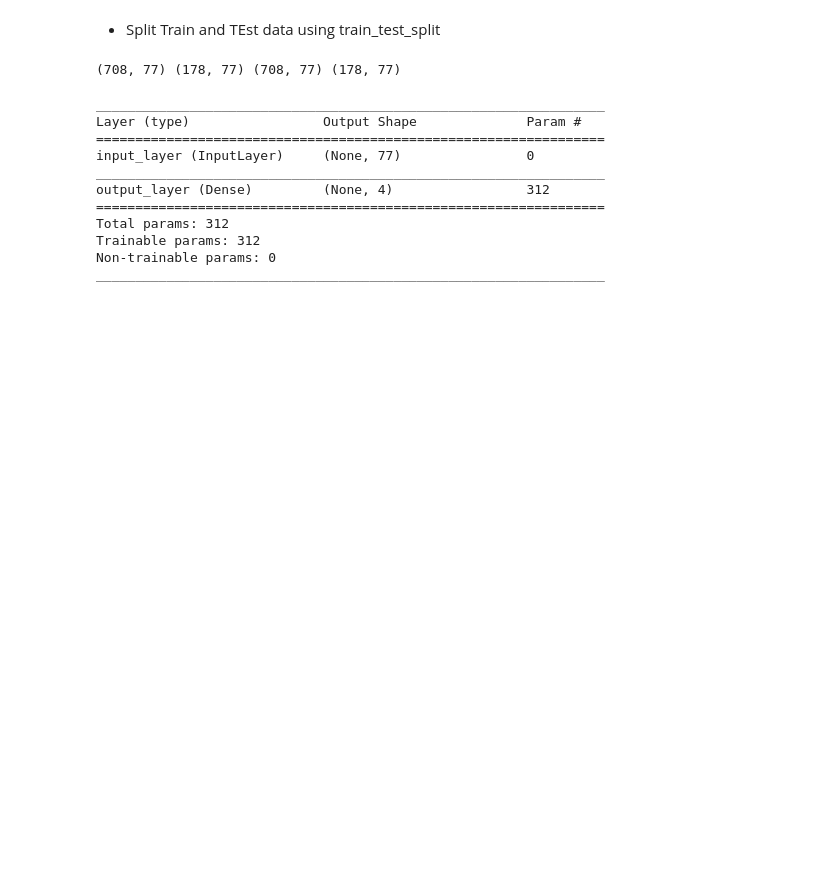
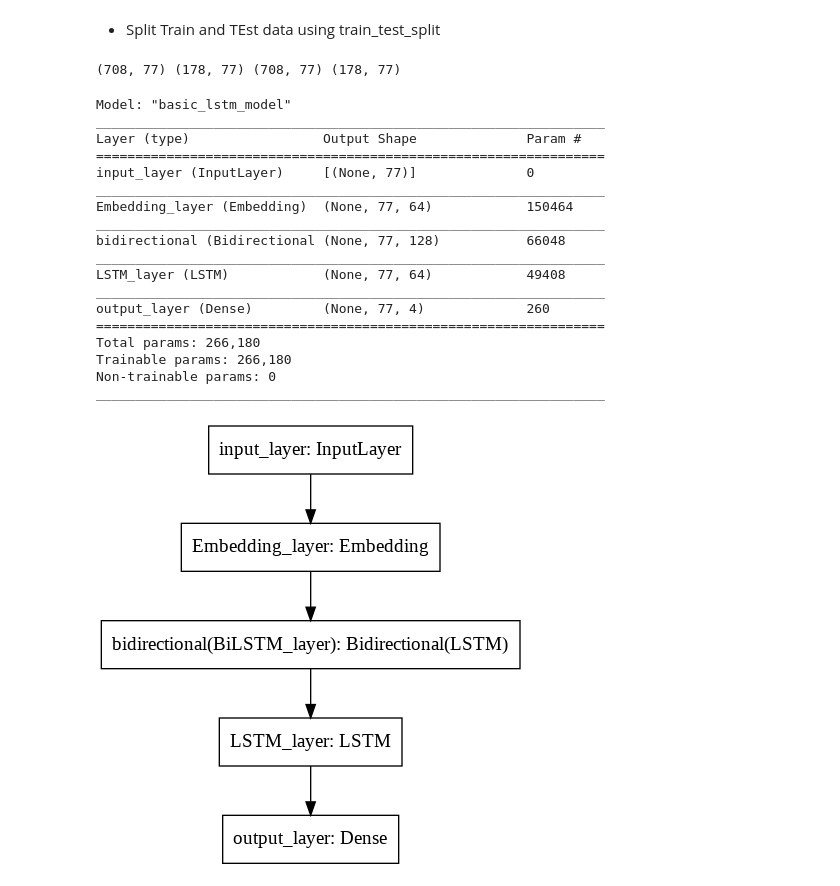
Before and after one commit to khushi810/NER-model, a Jupyter notebook: SKS_assignment.ipynb, the cells around one changed output. Saved outputs shown, nothing was run; the diff lists cells and outputs as text; code cells hidden in the pictures; blank space fills up the shorter version.

```diff
--- a/SKS_assignment.ipynb
+++ b/SKS_assignment.ipynb
@@ -11,7 +11,7 @@
 import pandas as pd
 import re
 # %%
-data = pd.read_csv('coupons_ner.csv', header=None)
+data = pd.read_csv('/content/drive/My Drive/SKS/coupons_ner.csv', header=None)
 # %%
 data.shape
 # %% [output]
@@ -137,7 +141,7 @@ with open('words.txt', 'w') as f:
 # Get words and tags from word.text
 u_words = []
 u_tags = []
-with open('words.txt','r') as f:
+with open('/content/drive/My Drive/SKS/words.txt','r') as f:
     for line in f:
         lst = line.split(' ')
         u_words.append(line.split(' ')[0])
@@ -209,23 +215,23 @@ def get_model():
     tf.keras.backend.clear_session()
     input_layer = Input(shape=(maxlen,), name="input_layer")
 
-    x_embedd = Embedding(input_dim=word_len, output_dim=embedding_dim, input_length=maxlen,
+    x_embedd = Embedding(input_dim=2351, output_dim=embedding_dim, input_length=maxlen,
                     mask_zero=True,
                     embeddings_initializer=tf.keras.initializers.RandomNormal(mean=0, stddev=1, seed=23),
                      name="Embedding_layer")(input_layer)
 
-    '''x_bilstm = Bidirectional(LSTM(units=20, activation='tanh', return_sequences=True, recurrent_activation='sigmoid', use_bias=True,
+    x_bilstm = Bidirectional(LSTM(units=64, activation='tanh', return_sequences=True, recurrent_activation='sigmoid', use_bias=True,
                  kernel_initializer=tf.keras.initializers.glorot_uniform(seed=26),
                  recurrent_initializer=tf.keras.initializers.orthogonal(seed=54),
                  bias_initializer=tf.keras.initializers.zeros(), name="BiLSTM_layer"))(x_embedd)
 
-    x_lstm = LSTM(units=20, activation='tanh', return_sequences=True, recurrent_activation='sigmoid', use_bias=True,
+    x_lstm = LSTM(units=64, activation='tanh', return_sequences=True, recurrent_activation='sigmoid', use_bias=True,
                  kernel_initializer=tf.keras.initializers.glorot_uniform(seed=26),
                  recurrent_initializer=tf.keras.initializers.orthogonal(seed=54),
-                 bias_initializer=tf.keras.initializers.zeros(), name="LSTM_layer")(x_bilstm)'''
+                 bias_initializer=tf.keras.initializers.zeros(), name="LSTM_layer")(x_bilstm)
 
     x_out = Dense(dense_units, activation=None, kernel_initializer=tf.keras.initializers.glorot_uniform(seed=45),
-                  name="output_layer")(input_layer)
+                  name="output_layer")(x_lstm)
 
     basic_lstm_model = Model(inputs=input_layer, outputs=x_out, name="basic_lstm_model")
 
@@ -234,17 +240,31 @@ def get_model():
 model = get_model()
 model.summary()
 # %% [output]
+Model: "basic_lstm_model"
 _________________________________________________________________
 Layer (type)                 Output Shape              Param #
 =================================================================
-input_layer (InputLayer)     (None, 77)                0
+input_layer (InputLayer)     [(None, 77)]              0
 _________________________________________________________________
-output_layer (Dense)         (None, 4)                 312
+Embedding_layer (Embedding)  (None, 77, 64)            150464
+_________________________________________________________________
+bidirectional (Bidirectional (None, 77, 128)           66048
+_________________________________________________________________
+LSTM_layer (LSTM)            (None, 77, 64)            49408
+_________________________________________________________________
+output_layer (Dense)         (None, 77, 4)             260
 =================================================================
-Total params: 312
-Trainable params: 312
+Total params: 266,180
+Trainable params: 266,180
 Non-trainable params: 0
 _________________________________________________________________
+# %%
+tf.keras.utils.plot_model(
+    model, to_file='model.png', show_shapes=False,
+    show_layer_names=True, rankdir='TB', expand_nested=False, dpi=96
+)
+# %% [output]
+[figure, added]
 # %%
 # Define optimizer
 def optimizer():
```
Also changed, not shown: parts of 13 cells of this notebook.
